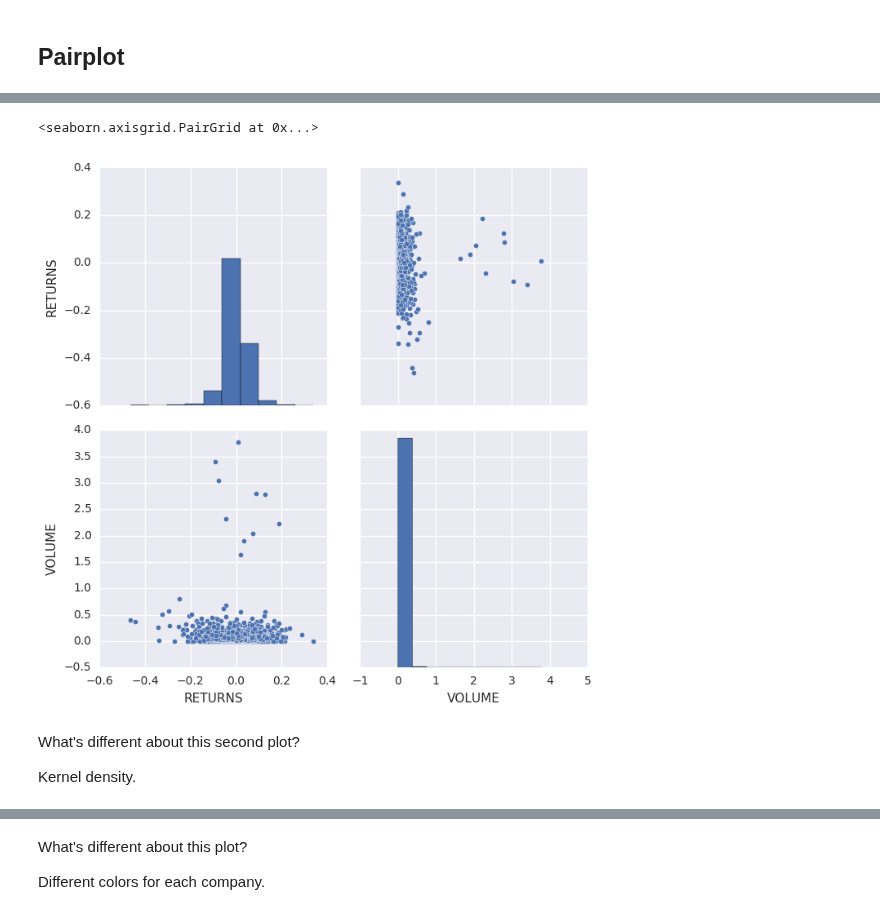
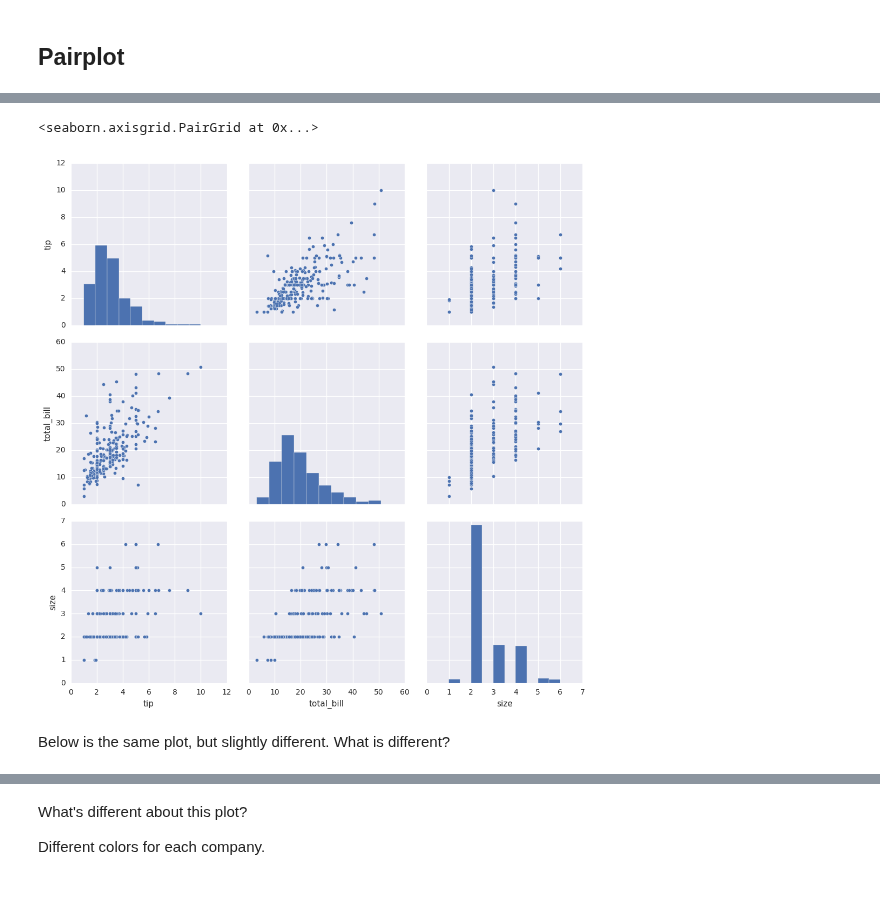
Before and after one commit to DaveBackus/Data_Bootcamp, a Jupyter notebook: Code/IPython/bootcamp_advgraphics_seaborn.ipynb, the cells around one changed output, grey strips where cells are left out. Drawn from its saved outputs; the diff is of its cells as text; code cells hidden in the pictures.

```diff
--- a/Code/IPython/bootcamp_advgraphics_seaborn.ipynb
+++ b/Code/IPython/bootcamp_advgraphics_seaborn.ipynb
@@ -225,10 +253,8 @@ This first plot is our "base case"
 # %%
-sns.pairplot(minidata[["RETURNS", "VOLUME", "TICKER"]], size=3.5)
+sns.pairplot(tips[["tip", "total_bill", "size"]], size=3.5)
 # %% [output]
 <seaborn.axisgrid.PairGrid at 0x...>
-[figure, old version]
+[figure, new version]
-# %% [markdown]
-What's different about this second plot?
-
-Kernel density.
+# %% [markdown]
+Below is the same plot, but slightly different. What is different?
 # %%
```
Also changed, not shown: parts of 35 cells of this notebook.
